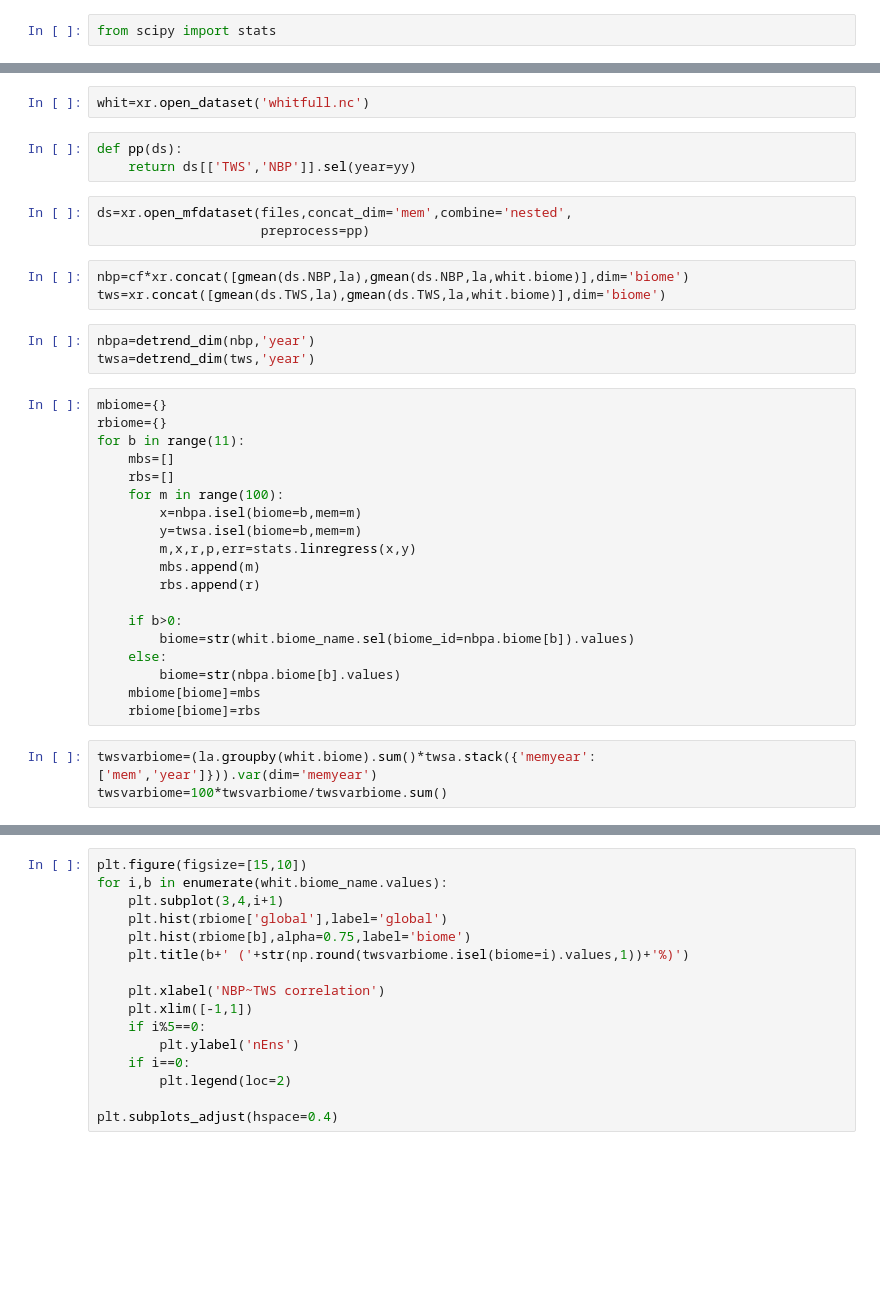
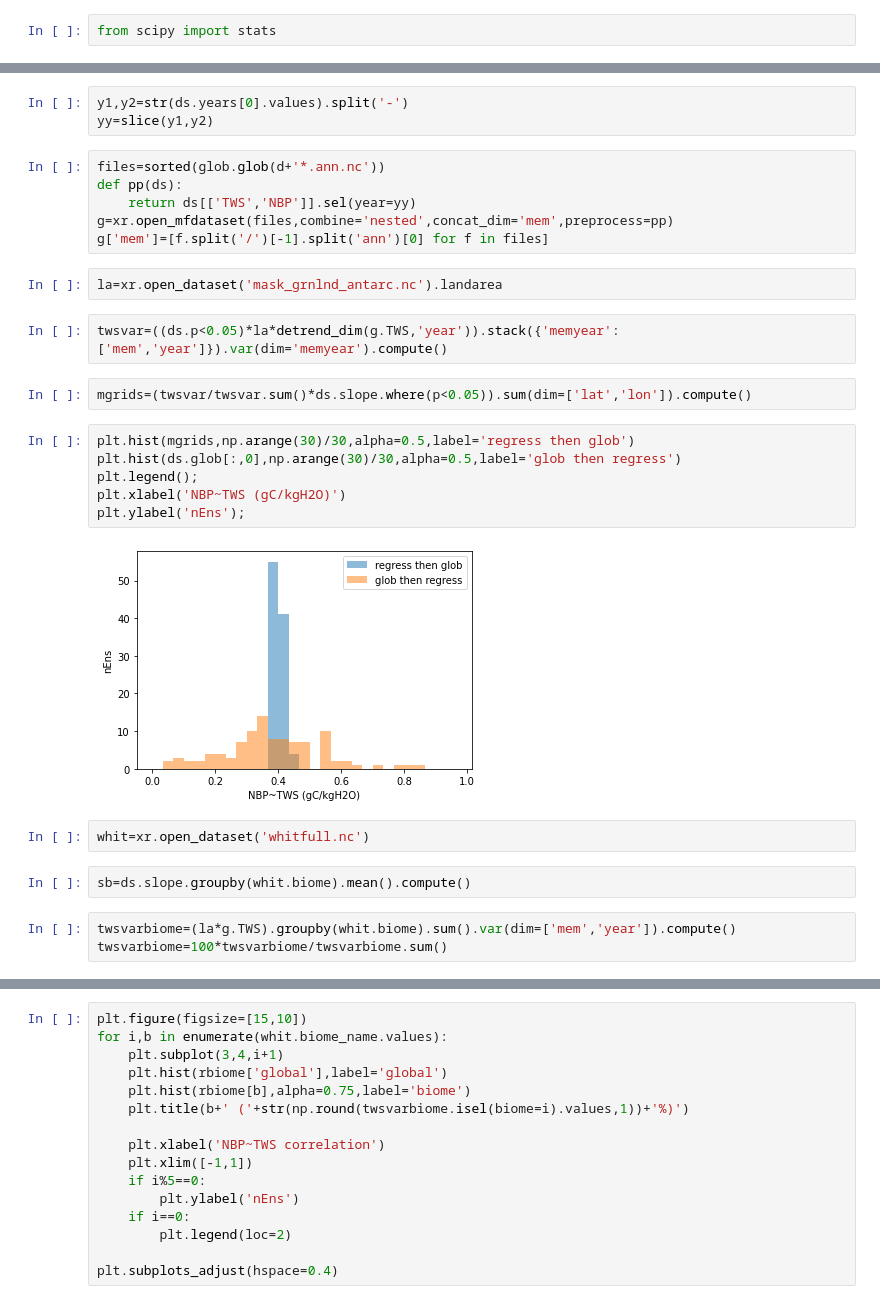
Before and after one commit to djk2120/TWSnbp, a Jupyter notebook: analysis/biomes.ipynb, the cells around one changed output, grey strips where cells are left out. Cells and saved outputs as stored; diff of their text form; blank space fills up the shorter version.

```diff
--- a/analysis/biomes.ipynb
+++ b/analysis/biomes.ipynb
@@ -94,39 +39,33 @@ plt.ylabel('nEns');
+# %%
+y1,y2=str(ds.years[0].values).split('-')
+yy=slice(y1,y2)
+# %%
+files=sorted(glob.glob(d+'*.ann.nc'))
+def pp(ds):
+    return ds[['TWS','NBP']].sel(year=yy)
+g=xr.open_mfdataset(files,combine='nested',concat_dim='mem',preprocess=pp)
+g['mem']=[f.split('/')[-1].split('ann')[0] for f in files]
+# %%
+la=xr.open_dataset('mask_grnlnd_antarc.nc').landarea
+# %%
+twsvar=((ds.p<0.05)*la*detrend_dim(g.TWS,'year')).stack({'memyear':['mem','year']}).var(dim='memyear').compute()
+# %%
+mgrids=(twsvar/twsvar.sum()*ds.slope.where(p<0.05)).sum(dim=['lat','lon']).compute()
+# %%
+plt.hist(mgrids,np.arange(30)/30,alpha=0.5,label='regress then glob')
+plt.hist(ds.glob[:,0],np.arange(30)/30,alpha=0.5,label='glob then regress')
+plt.legend();
+plt.xlabel('NBP~TWS (gC/kgH2O)')
+plt.ylabel('nEns');
+# %% [output]
+[figure, added]
 # %%
 whit=xr.open_dataset('whitfull.nc')
-# %%
-def pp(ds):
-    return ds[['TWS','NBP']].sel(year=yy)
-# %%
-ds=xr.open_mfdataset(files,concat_dim='mem',combine='nested',
-                     preprocess=pp)
-# %%
-nbp=cf*xr.concat([gmean(ds.NBP,la),gmean(ds.NBP,la,whit.biome)],dim='biome')
-tws=xr.concat([gmean(ds.TWS,la),gmean(ds.TWS,la,whit.biome)],dim='biome')
-# %%
-nbpa=detrend_dim(nbp,'year')
-twsa=detrend_dim(tws,'year')
-# %%
-mbiome={}
-rbiome={}
-for b in range(11):
-    mbs=[]
-    rbs=[]
-    for m in range(100):
-        x=nbpa.isel(biome=b,mem=m)
-        y=twsa.isel(biome=b,mem=m)
-        m,x,r,p,err=stats.linregress(x,y)
-        mbs.append(m)
-        rbs.append(r)
-
-    if b>0:
-        biome=str(whit.biome_name.sel(biome_id=nbpa.biome[b]).values)
-    else:
-        biome=str(nbpa.biome[b].values)
-    mbiome[biome]=mbs
-    rbiome[biome]=rbs
-# %%
-twsvarbiome=(la.groupby(whit.biome).sum()*twsa.stack({'memyear':['mem','year']})).var(dim='memyear')
-twsvarbiome=100*twsvarbiome/twsvarbiome.sum()
+# %%
+sb=ds.slope.groupby(whit.biome).mean().compute()
+# %%
+twsvarbiome=(la*g.TWS).groupby(whit.biome).sum().var(dim=['mem','year']).compute()
+twsvarbiome=100*twsvarbiome/twsvarbiome.sum()
 # %%
 plt.figure(figsize=[15,10])
 for i,b in enumerate(whit.biome_name.values):
```
Also changed, not shown: parts of 10 cells of this notebook.
